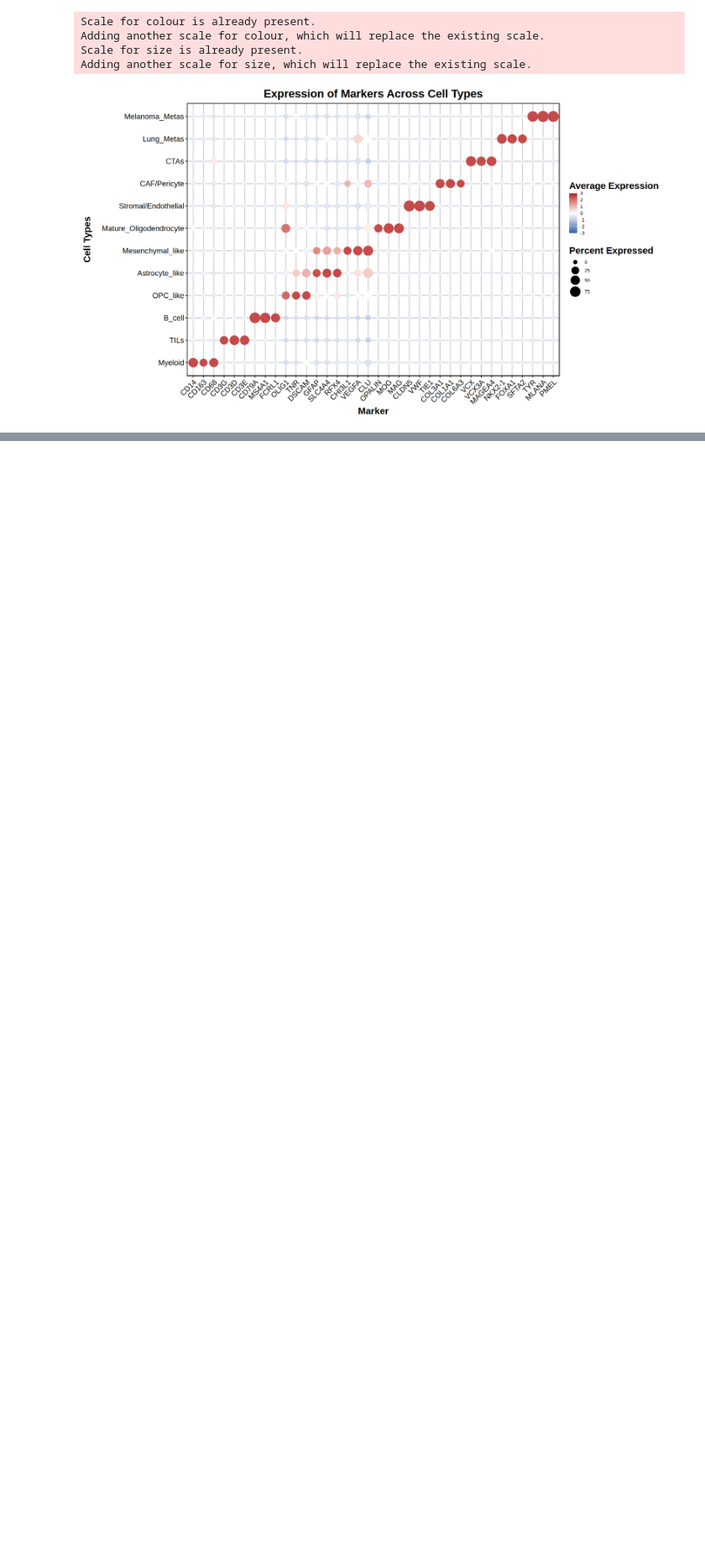
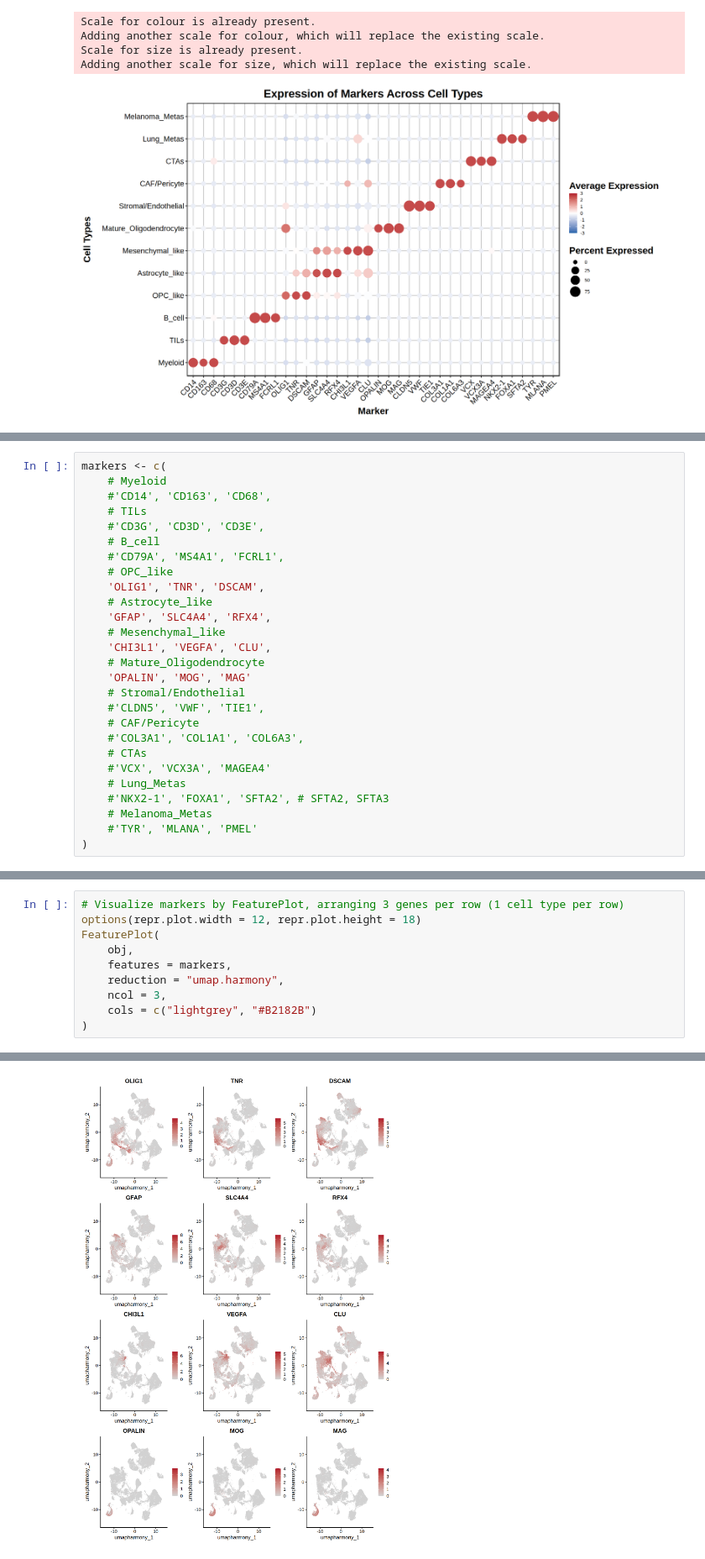
Before and after one commit to bao-mathmod/Gliomas, a Jupyter notebook: 04.upstream/4.3_scRNA/02.downstream/01_1_integrate_pub.ipynb, the cells around one changed output, grey strips where cells are left out. Shown at 84% size. Saved outputs shown, nothing was run; the diff lists cells and outputs as text; blank space fills up the shorter version.

```diff
--- a/04.upstream/4.3_scRNA/02.downstream/01_1_integrate_pub.ipynb
+++ b/04.upstream/4.3_scRNA/02.downstream/01_1_integrate_pub.ipynb
@@ -404,0 +391,27 @@ Adding another scale for size, which will replace the existing scale.
+# %%
+markers <- c(
+    # Myeloid
+    #'CD14', 'CD163', 'CD68',
+    # TILs
+    #'CD3G', 'CD3D', 'CD3E',
+    # B_cell
+    #'CD79A', 'MS4A1', 'FCRL1',
+    # OPC_like
+    'OLIG1', 'TNR', 'DSCAM',
+    # Astrocyte_like
+    'GFAP', 'SLC4A4', 'RFX4',
+    # Mesenchymal_like
+    'CHI3L1', 'VEGFA', 'CLU',
+    # Mature_Oligodendrocyte
+    'OPALIN', 'MOG', 'MAG'
+    # Stromal/Endothelial
+    #'CLDN5', 'VWF', 'TIE1',
+    # CAF/Pericyte
+    #'COL3A1', 'COL1A1', 'COL6A3',
+    # CTAs
+    #'VCX', 'VCX3A', 'MAGEA4'
+    # Lung_Metas
+    #'NKX2-1', 'FOXA1', 'SFTA2', # SFTA2, SFTA3
+    # Melanoma_Metas
+    #'TYR', 'MLANA', 'PMEL'
+)
@@ -404,0 +629,11 @@ Adding another scale for size, which will replace the existing scale.
+# %%
+# Visualize markers by FeaturePlot, arranging 3 genes per row (1 cell type per row)
+options(repr.plot.width = 12, repr.plot.height = 18)
+FeaturePlot(
+    obj,
+    features = markers,
+    reduction = "umap.harmony",
+    ncol = 3,
+    cols = c("lightgrey", "#B2182B")
+)
+# %% [output]
@@ -404,0 +657 @@ Adding another scale for size, which will replace the existing scale.
+[figure, added]
```
Also changed, not shown: parts of 10 cells of this notebook, 2 other files.
